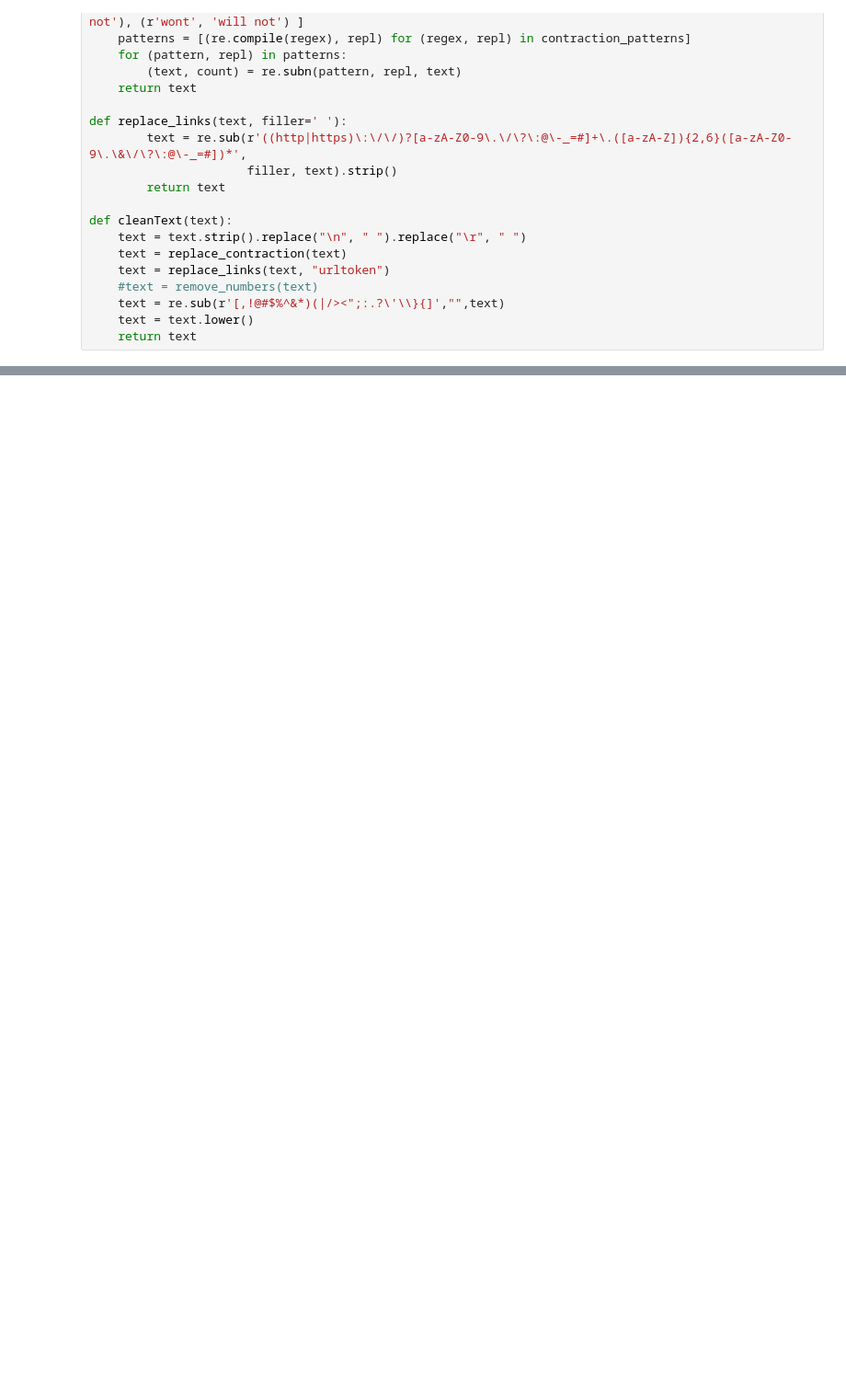
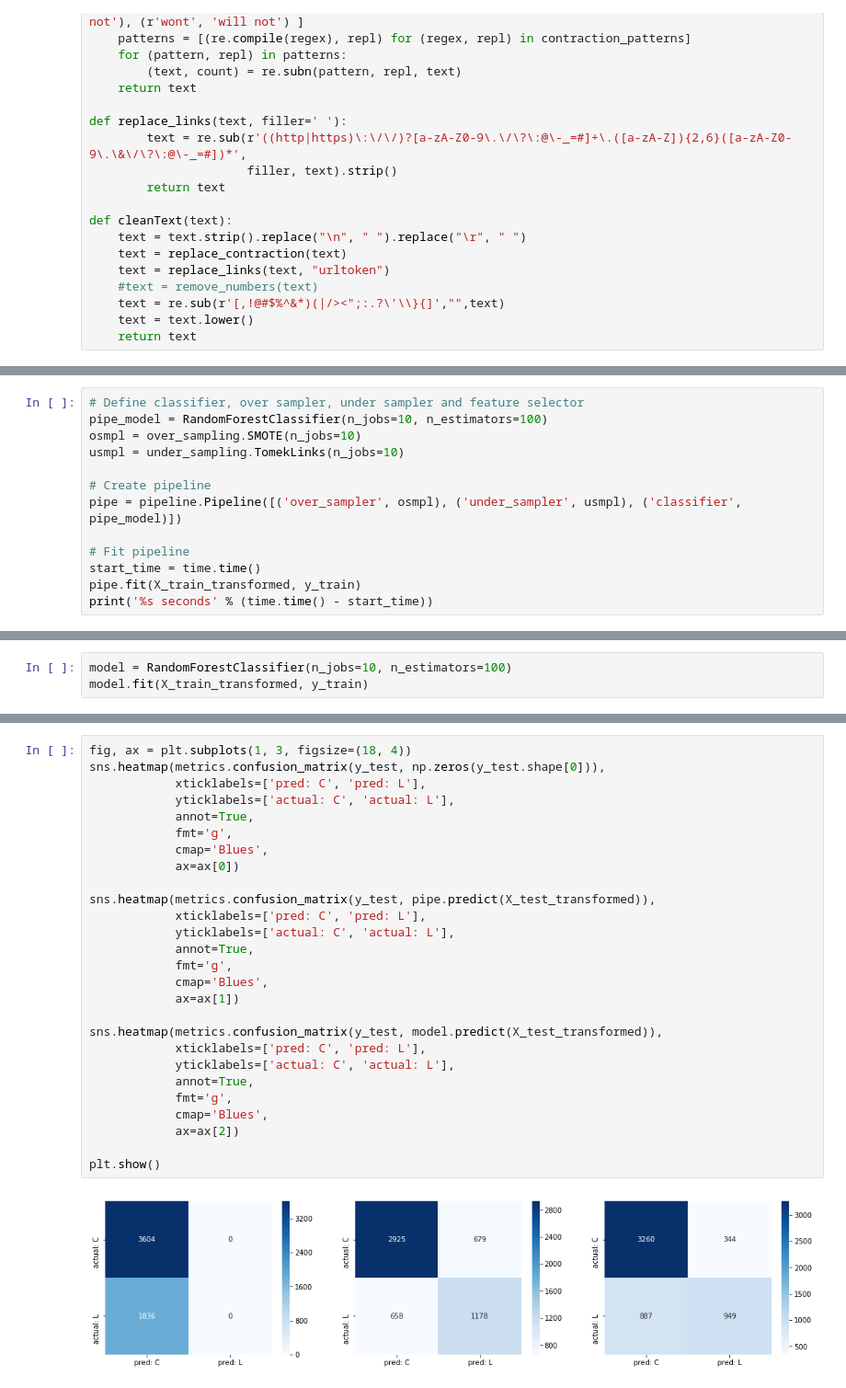
Before and after one commit to Alpha-1787/W266-Final-Project, a Jupyter notebook: Political-Leaning-Classification.ipynb, the cells around one changed output, grey strips where cells are left out. Shown: that part at 92% size. Saved outputs shown, nothing was run; the diff lists cells and outputs as text; blank space fills up the shorter version.

```diff
--- a/Political-Leaning-Classification.ipynb
+++ b/Political-Leaning-Classification.ipynb
@@ -113,0 +99,13 @@ title_df
+# %%
+# Define classifier, over sampler, under sampler and feature selector
+pipe_model = RandomForestClassifier(n_jobs=10, n_estimators=100)
+osmpl = over_sampling.SMOTE(n_jobs=10)
+usmpl = under_sampling.TomekLinks(n_jobs=10)
+
+# Create pipeline
+pipe = pipeline.Pipeline([('over_sampler', osmpl), ('under_sampler', usmpl), ('classifier', pipe_model)])
+
+# Fit pipeline
+start_time = time.time()
+pipe.fit(X_train_transformed, y_train)
+print('%s seconds' % (time.time() - start_time))
@@ -113,0 +114,3 @@ title_df
+# %%
+model = RandomForestClassifier(n_jobs=10, n_estimators=100)
+model.fit(X_train_transformed, y_train)
@@ -113,0 +150,29 @@ title_df
+# %%
+fig, ax = plt.subplots(1, 3, figsize=(18, 4))
+sns.heatmap(metrics.confusion_matrix(y_test, np.zeros(y_test.shape[0])),
+            xticklabels=['pred: C', 'pred: L'],
+            yticklabels=['actual: C', 'actual: L'],
+            annot=True,
+            fmt='g',
+            cmap='Blues',
+            ax=ax[0])
+
+sns.heatmap(metrics.confusion_matrix(y_test, pipe.predict(X_test_transformed)),
+            xticklabels=['pred: C', 'pred: L'],
+            yticklabels=['actual: C', 'actual: L'],
+            annot=True,
+            fmt='g',
+            cmap='Blues',
+            ax=ax[1])
+
+sns.heatmap(metrics.confusion_matrix(y_test, model.predict(X_test_transformed)),
+            xticklabels=['pred: C', 'pred: L'],
+            yticklabels=['actual: C', 'actual: L'],
+            annot=True,
+            fmt='g',
+            cmap='Blues',
+            ax=ax[2])
+
+plt.show()
+# %% [output]
+[figure, added]
```
Also changed, not shown: parts of 64 cells of this notebook.
